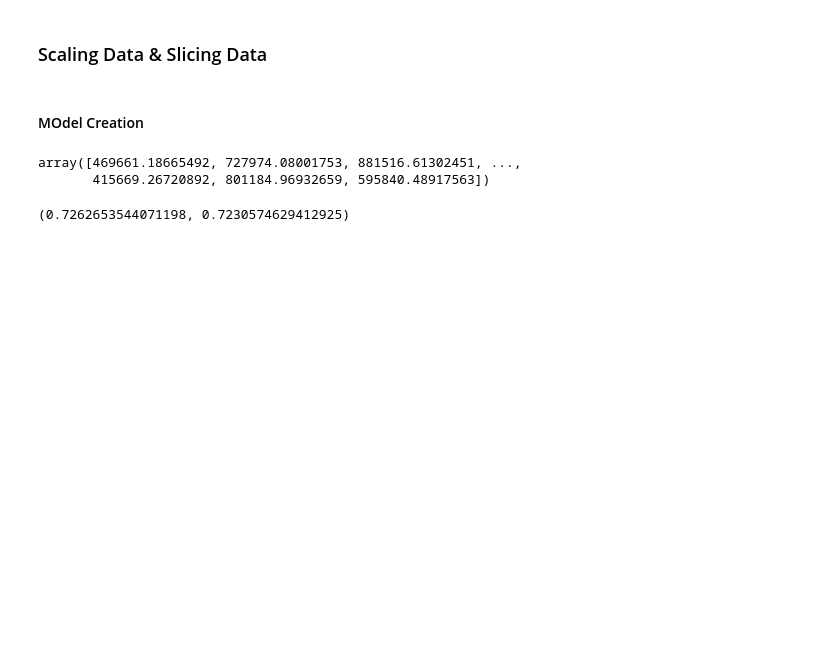
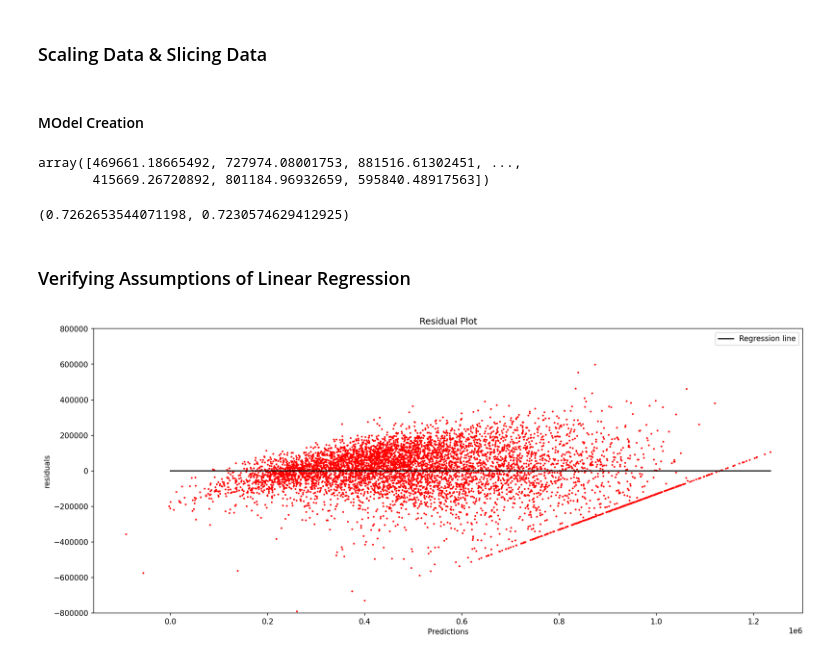
Before and after one commit to VelampalepuRohitAnjaniKumar/Machine-Learning-, a Jupyter notebook: Practise/pra1.ipynb, the cells around one changed output. Saved outputs shown, nothing was run; the diff lists cells and outputs as text; code cells hidden in the pictures; blank space fills up the shorter version.

```diff
--- a/Practise/pra1.ipynb
+++ b/Practise/pra1.ipynb
@@ -186,3 +186,27 @@ array([469661.18665492, 727974.08001753, 881516.61302451, ...,
 rs.score(train_x,train_y),rs.score(test_x,test_y)
 # %% [output]
 (0.7262653544071198, 0.7230574629412925)
+# %% [markdown]
+### Verifying Assumptions of Linear Regression
+# %%
+residuals=predict-test_y
+residual_table=pd.DataFrame({'Residuals':residuals,
+                            'Predictions':predict})
+residual_table=residual_table.sort_values(by ='Predictions')
+# %%
+z=[i for i in range(int(residual_table['Predictions'].max()))]
+k=[0 for i in range(int(residual_table['Predictions'].max()))]
+# %%
+#plotting residual Plot
+
+plt.figure(dpi=150,figsize=(17,7))
+plt.scatter(residual_table['Predictions'],residual_table['Residuals'],color='red',s=2)
+plt.plot(z,k,color='black',label='Regression line')
+plt.ylim(-800000,800000)
+plt.xlabel('Predictions')
+plt.ylabel('residuals')
+plt.title("Residual Plot")
+plt.legend()
+plt.show()
+# %% [output]
+[figure, added]
```
Also changed, not shown: parts of 2 cells of this notebook.
